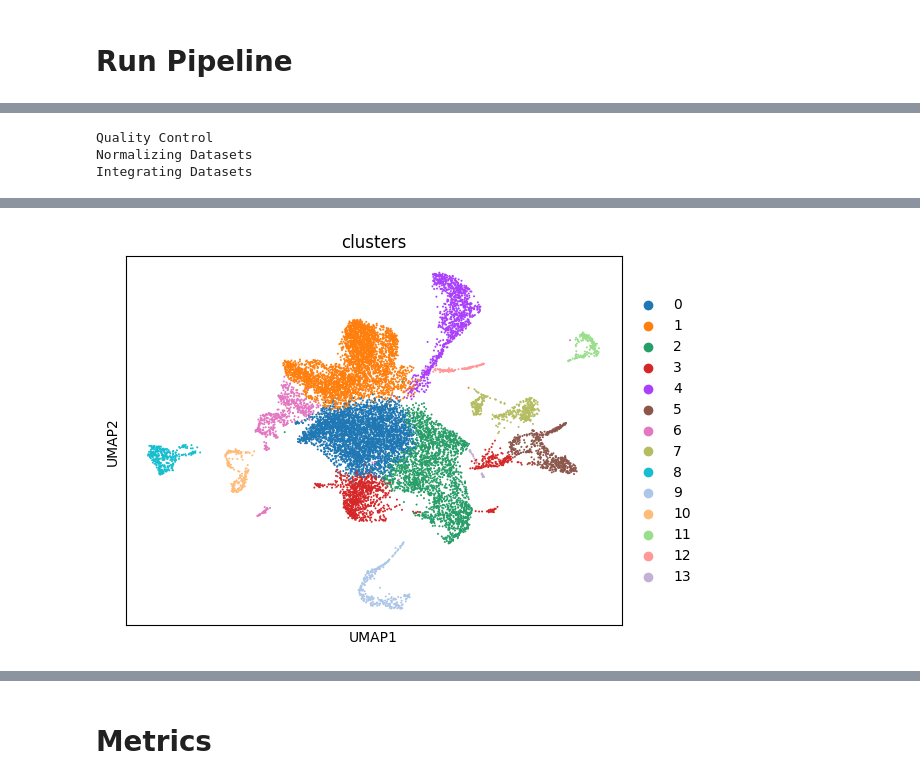
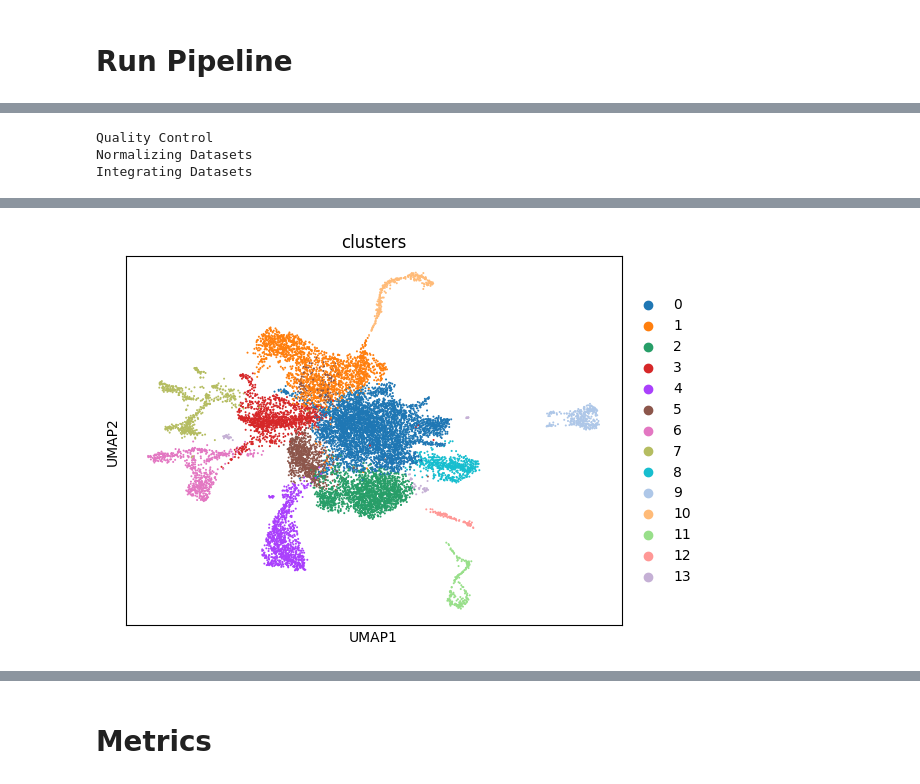
Before and after one commit to mushu-bytes/scRNAseq-benchmarking, a Jupyter notebook: integration_demo.ipynb, the cells around one changed output, grey strips where cells are left out. Drawn from its saved outputs; the diff is of its cells as text; code cells hidden in the pictures.

```diff
--- a/integration_demo.ipynb
+++ b/integration_demo.ipynb
@@ -110,7 +115,7 @@ Integrating Datasets
 # %%
 preprocess = Pipeline()
 preprocess.add_step(QC())
-preprocess.add_step(Normalization())
+preprocess.add_step(Normalization(method="seurat"))
 preprocess.add_step(Integration(method="harmony"))
 harmony = preprocess.execute([nsg_s_ctl_1_data, nsg_s_ctl_2_data, nsg_s_ctl_3_data])
 # %% [output]
@@ -132 +130 @@ Integrating Datasets
-[figure, old version]
+[figure, new version]
```
Also changed, not shown: parts of 12 cells of this notebook, 7 other files.
